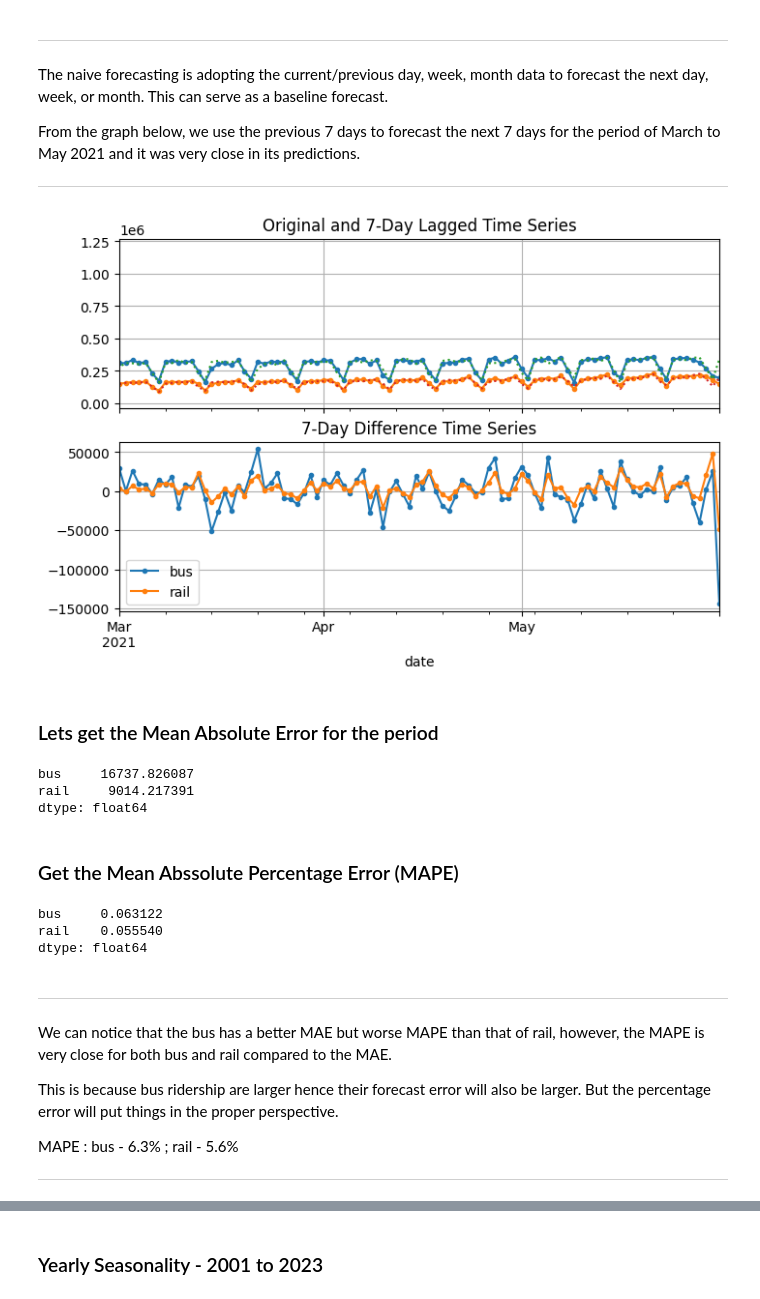
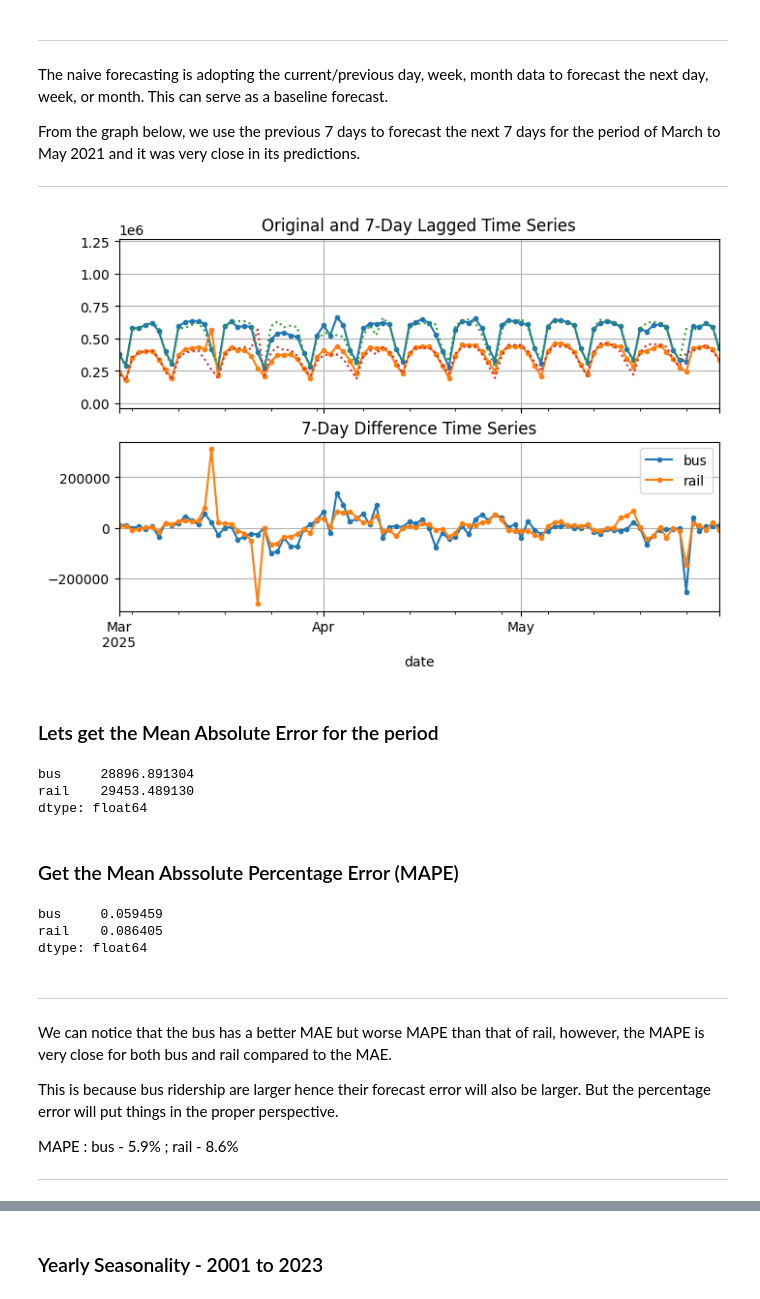
Before and after one commit to lekanOyeleye/Timeseries-Forecasting, a Jupyter notebook: Timeseries Analysis.ipynb, the cells around one changed output, grey strips where cells are left out. Drawn from its saved outputs; the diff is of its cells as text; code cells hidden in the pictures.

```diff
--- a/Timeseries Analysis.ipynb
+++ b/Timeseries Analysis.ipynb
@@ -60,36 +71,36 @@ From the graph below, we use the previous 7 days to forecast the next 7 days for
 
 ---
 # %%
-diff_7 = df[['bus', 'rail']].diff(7)["2021-03":"2021-05"]
+diff_7 = df[['bus', 'rail']].diff(7)["2025-03":"2025-05"]
 
 fig, axs = plt.subplots(2, 1, sharex=True, figsize=(8, 5))
 df.plot(ax=axs[0], legend=False, marker=".")  # original time series
 axs[0].set_title("Original and 7-Day Lagged Time Series")
 
 
 df.shift(7).plot(ax=axs[0], grid=True, legend=False, linestyle=":")  # lagged
 diff_7.plot(ax=axs[1], grid=True, marker=".")  # 7-day difference time series
 axs[1].set_title("7-Day Difference Time Series")
 
 plt.show()
 # %% [output]
-[figure, old version]
+[figure, new version]
 # %% [markdown]
 ### Lets get the Mean Absolute Error for the period
 # %%
 diff_7.abs().mean()
 # %% [output]
-bus     16737.826087
-rail     9014.217391
+bus     28896.891304
+rail    29453.489130
 dtype: float64
 # %% [markdown]
 ### Get the Mean Abssolute Percentage Error (MAPE)
 # %%
-targets = df[['bus', 'rail']]["2021-03":"2021-05"]
+targets = df[['bus', 'rail']]["2025-03":"2025-05"]
 (diff_7/targets).abs().mean()
 # %% [output]
-bus     0.063122
-rail    0.055540
+bus     0.059459
+rail    0.086405
 dtype: float64
 # %% [markdown]
 ---
@@ -98,7 +109,7 @@ We can notice that the bus has a better MAE but worse MAPE than that of rail, ho
 This is because bus ridership are larger hence their forecast error will also be larger. But the percentage error will put things in the proper perspective.
 
 MAPE :
-bus - 6.3% ;
-rail - 5.6%
+bus - 5.9% ;
+rail - 8.6%
 
 ---
```
Also changed, not shown: parts of 62 cells of this notebook.
